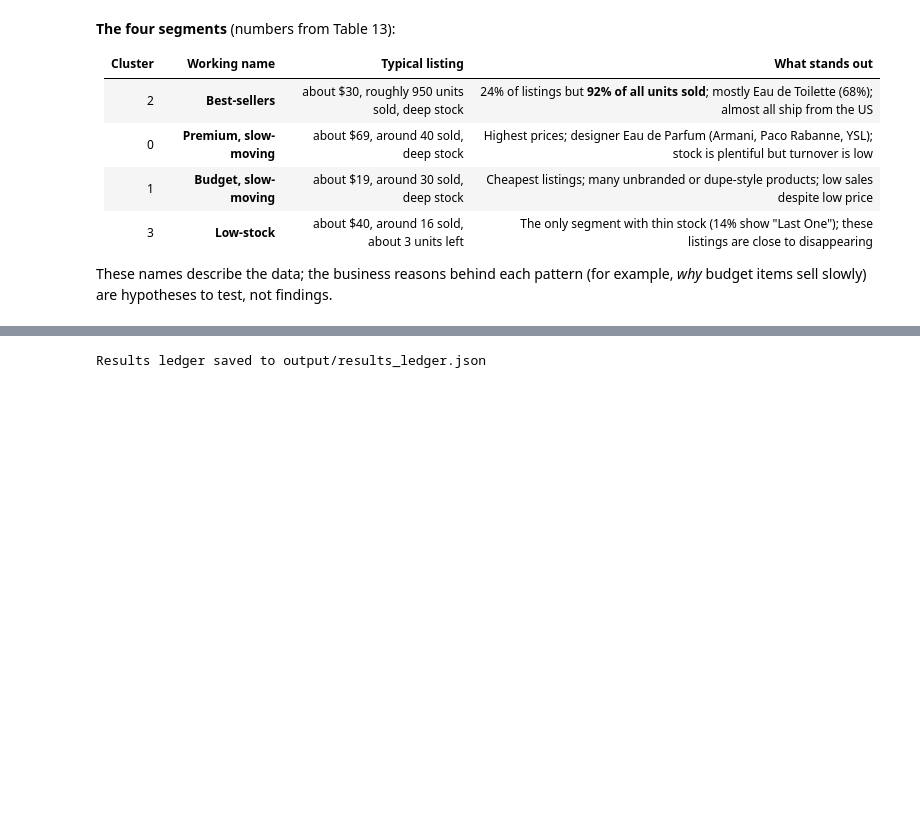
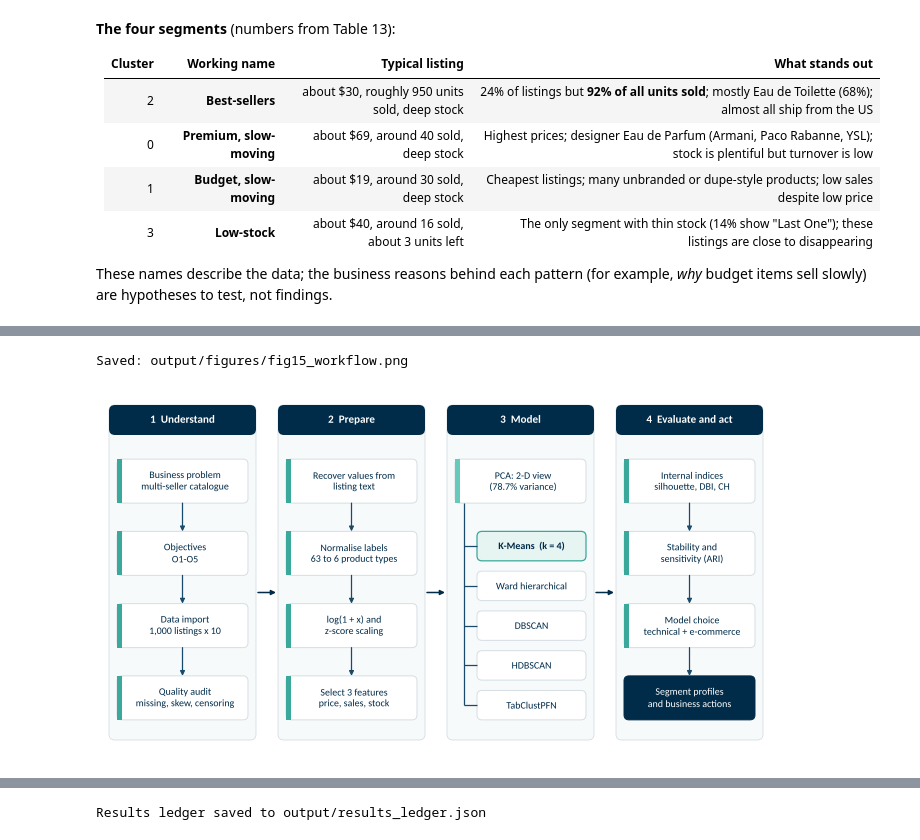
Before and after one commit to kvmmn/_COM7022_MachineLearning, a Jupyter notebook: COM7022 - Assignment/COM7022_Clustering_25199053.ipynb, the cells around one changed output, grey strips where cells are left out. Saved outputs shown, nothing was run; the diff lists cells and outputs as text; code cells hidden in the pictures; blank space fills up the shorter version.

```diff
--- a/COM7022 - Assignment/COM7022_Clustering_25199053.ipynb
+++ b/COM7022 - Assignment/COM7022_Clustering_25199053.ipynb
@@ -1621,0 +1654,55 @@ These names describe the data; the business reasons behind each pattern (for exa
+# %%
+# Figure 15: the workflow, as four phase columns on one grid with the five models as parallel branches
+models_in_workflow = [("K-Means  (k = 4)", True), ("Ward hierarchical", False), ("DBSCAN", False), ("HDBSCAN", False),
+                      ("TabClustPFN", False)]
+H = 3.55
+fig, ax = diagram_canvas(H)
+gap, x0 = 0.22, 0.03
+cw = (TEXT_WIDTH - 2 * x0 - 3 * gap) / 4
+xs = [x0 + i * (cw + gap) for i in range(4)]
+top, head_h = H - 0.08, 0.30
+body_top, body_bot = top - head_h - 0.10, 0.12
+for x, title in zip(xs, ["1  Understand", "2  Prepare", "3  Model", "4  Evaluate and act"]):
+    ax.add_patch(FancyBboxPatch((x, body_bot), cw, top - body_bot, boxstyle="round,pad=0,rounding_size=0.06",
+                                fc=PAPER, ec=GRID, lw=0.6))
+    ax.add_patch(FancyBboxPatch((x, top - head_h), cw, head_h, boxstyle="round,pad=0,rounding_size=0.06",
+                                fc=MIDNIGHT, ec="none"))
+    ax.text(x + cw / 2, top - head_h / 2, title, ha="center", va="center", color="white", fontsize=8, fontweight="bold")
+stacks = {
+    0: ["Business problem\nmulti-seller catalogue", "Objectives\nO1-O5", "Data import\n1,000 listings x 10",
+        "Quality audit\nmissing, skew, censoring"],
+    1: ["Recover values from\nlisting text", "Normalise labels\n63 to 6 product types", "log(1 + x) and\nz-score scaling",
+        "Select 3 features\nprice, sales, stock"],
+    3: ["Internal indices\nsilhouette, DBI, CH", "Stability and\nsensitivity (ARI)", "Model choice\ntechnical + e-commerce",
+        "Segment profiles\nand business actions"],
+}
+bw, bh = cw - 0.16, 0.44
+span = body_top - body_bot - 0.06
+grid = [body_top - (span / 4) * (i + 0.5) - bh / 2 for i in range(4)]     # one row grid shared by columns 1, 2 and 4
+for col, items in stacks.items():
+    for i, (text, y) in enumerate(zip(items, grid)):
+        last = col == 3 and i == 3
+        diagram_box(ax, xs[col] + 0.08, y, bw, bh, text, fc=MIDNIGHT if last else "white", ec=MIDNIGHT if last else GRID,
+                    tc="white" if last else MIDNIGHT, size=7.2, accent=None if last else TIFFANY_DEEP)
+        if i:
+            diagram_arrow(ax, xs[col] + cw / 2, grid[i - 1], xs[col] + cw / 2, y + bh)
+diagram_box(ax, xs[2] + 0.08, grid[0], bw, bh, "PCA: 2-D view\n(78.7% variance)", size=7.2, accent=TIFFANY)
+n_models = len(models_in_workflow)
+top_m, bot_m = grid[1] + bh, grid[3]
+mh = min(bh * 0.78, (top_m - bot_m) / (n_models + (n_models - 1) * 0.35))
+pitch = (top_m - bot_m - mh) / (n_models - 1)
+model_ys = [top_m - mh / 2 - i * pitch for i in range(n_models)]
+bus_x = xs[2] + 0.17
+diagram_line(ax, [bus_x, bus_x], [grid[0], model_ys[-1]])
+for (name, highlighted), yc in zip(models_in_workflow, model_ys):
+    diagram_line(ax, [bus_x, xs[2] + 0.30], [yc, yc])
+    diagram_box(ax, xs[2] + 0.30, yc - mh / 2, bw - 0.22, mh, name, fc=MIST if highlighted else "white",
+                ec=TIFFANY_DEEP if highlighted else GRID, bold=highlighted, size=7.2, lw=0.9 if highlighted else 0.7)
+y_mid = (body_top + body_bot) / 2
+for i in range(3):
+    diagram_arrow(ax, xs[i] + cw + 0.02, y_mid, xs[i + 1] - 0.02, y_mid, color=MIDNIGHT, lw=1.1)
+save_figure(fig, "fig15_workflow.png")
+plt.show()
+# %% [output]
+Saved: output/figures/fig15_workflow.png
+[figure, added]
```
Also changed, not shown: parts of 33 cells of this notebook, 15 other files.
